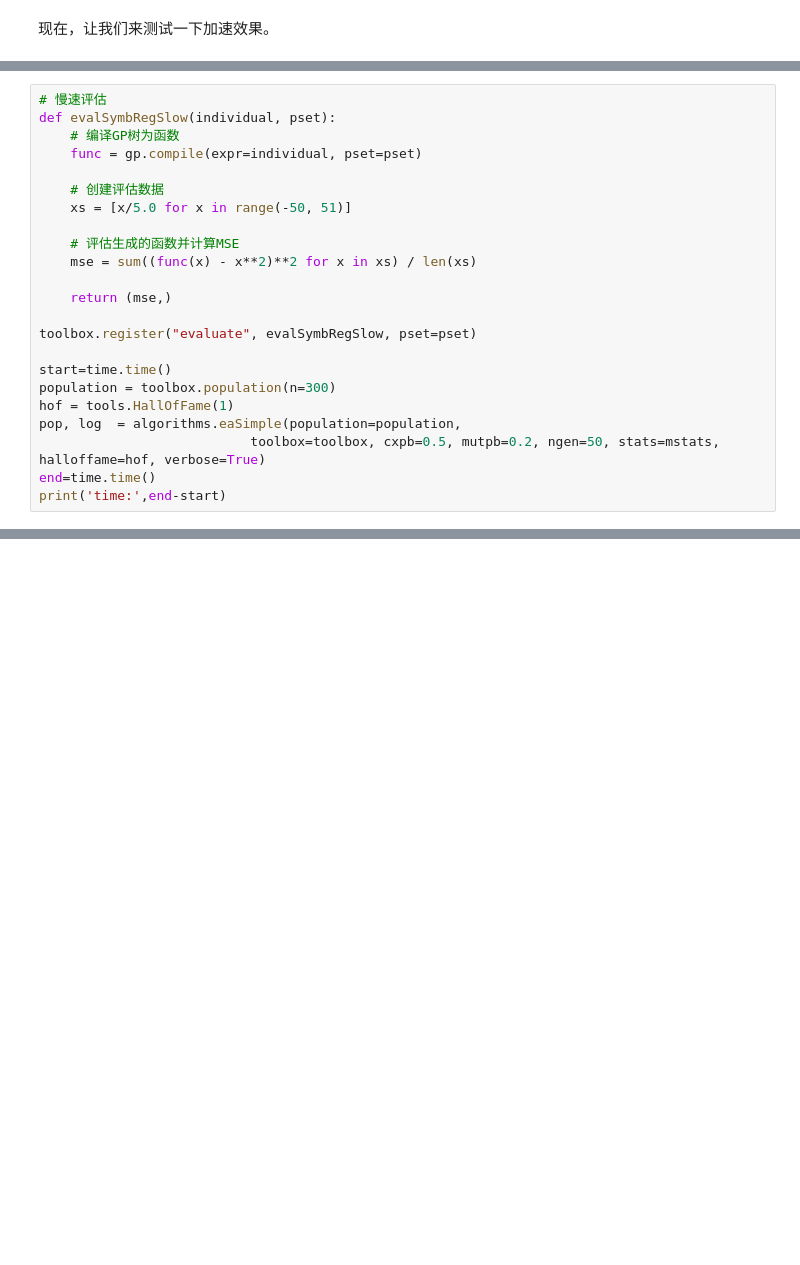
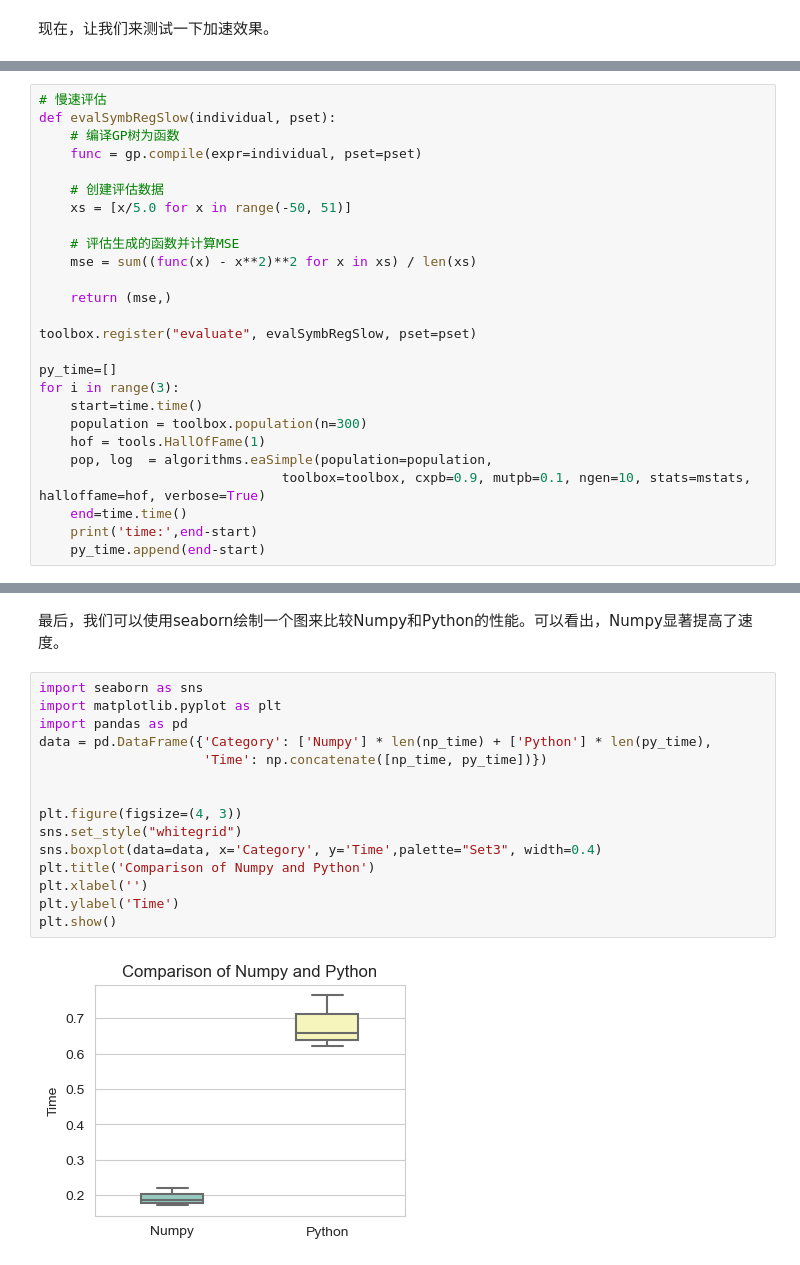
Before and after one commit to hengzhe-zhang/DEAP-GP-Tutorial, a Jupyter notebook: tricks/numpy-speedup.ipynb, the cells around one changed output, grey strips where cells are left out. Drawn from its saved outputs; the diff is of its cells as text; blank space fills up the shorter version.

```diff
--- a/tricks/numpy-speedup.ipynb
+++ b/tricks/numpy-speedup.ipynb
@@ -110,13 +114,16 @@ def evalSymbRegSlow(individual, pset):
 
 toolbox.register("evaluate", evalSymbRegSlow, pset=pset)
 
-start=time.time()
-population = toolbox.population(n=300)
-hof = tools.HallOfFame(1)
-pop, log  = algorithms.eaSimple(population=population,
-                           toolbox=toolbox, cxpb=0.5, mutpb=0.2, ngen=50, stats=mstats, halloffame=hof, verbose=True)
-end=time.time()
-print('time:',end-start)
+py_time=[]
+for i in range(3):
+    start=time.time()
+    population = toolbox.population(n=300)
+    hof = tools.HallOfFame(1)
+    pop, log  = algorithms.eaSimple(population=population,
+                               toolbox=toolbox, cxpb=0.9, mutpb=0.1, ngen=10, stats=mstats, halloffame=hof, verbose=True)
+    end=time.time()
+    print('time:',end-start)
+    py_time.append(end-start)
 # %% [output]
                                     fitness                                           size
                 ----------------------------------------------- -----------------------------------------------
@@ -137,0 +145,19 @@ time: 2.680285692214966
+# %% [markdown]
+最后，我们可以使用seaborn绘制一个图来比较Numpy和Python的性能。可以看出，Numpy显著提高了速度。
+# %%
+import seaborn as sns
+import matplotlib.pyplot as plt
+import pandas as pd
+data = pd.DataFrame({'Category': ['Numpy'] * len(np_time) + ['Python'] * len(py_time),
+                     'Time': np.concatenate([np_time, py_time])})
+
+
+plt.figure(figsize=(4, 3))
+sns.set_style("whitegrid")
+sns.boxplot(data=data, x='Category', y='Time',palette="Set3", width=0.4)
+plt.title('Comparison of Numpy and Python')
+plt.xlabel('')
+plt.ylabel('Time')
+plt.show()
+# %% [output]
+[figure, added]
```
Also changed, not shown: parts of 5 cells of this notebook, 1 other file.
